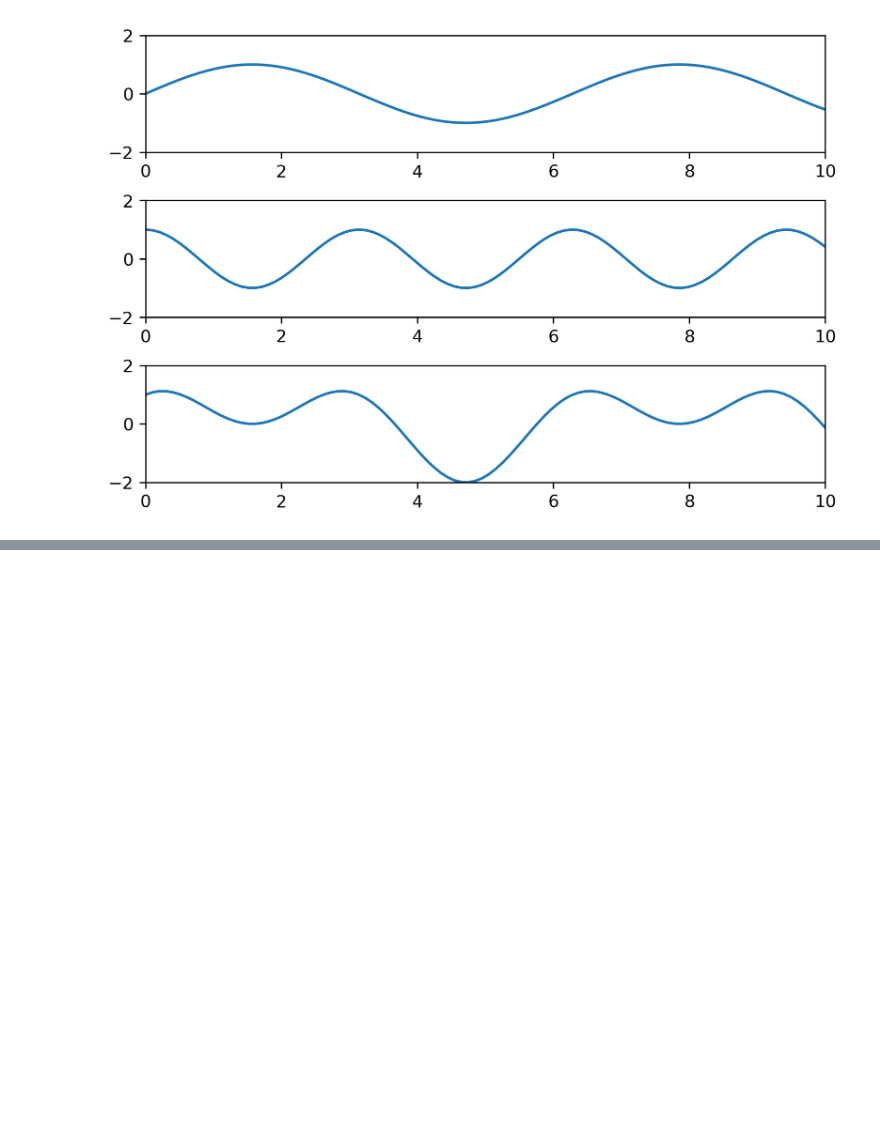
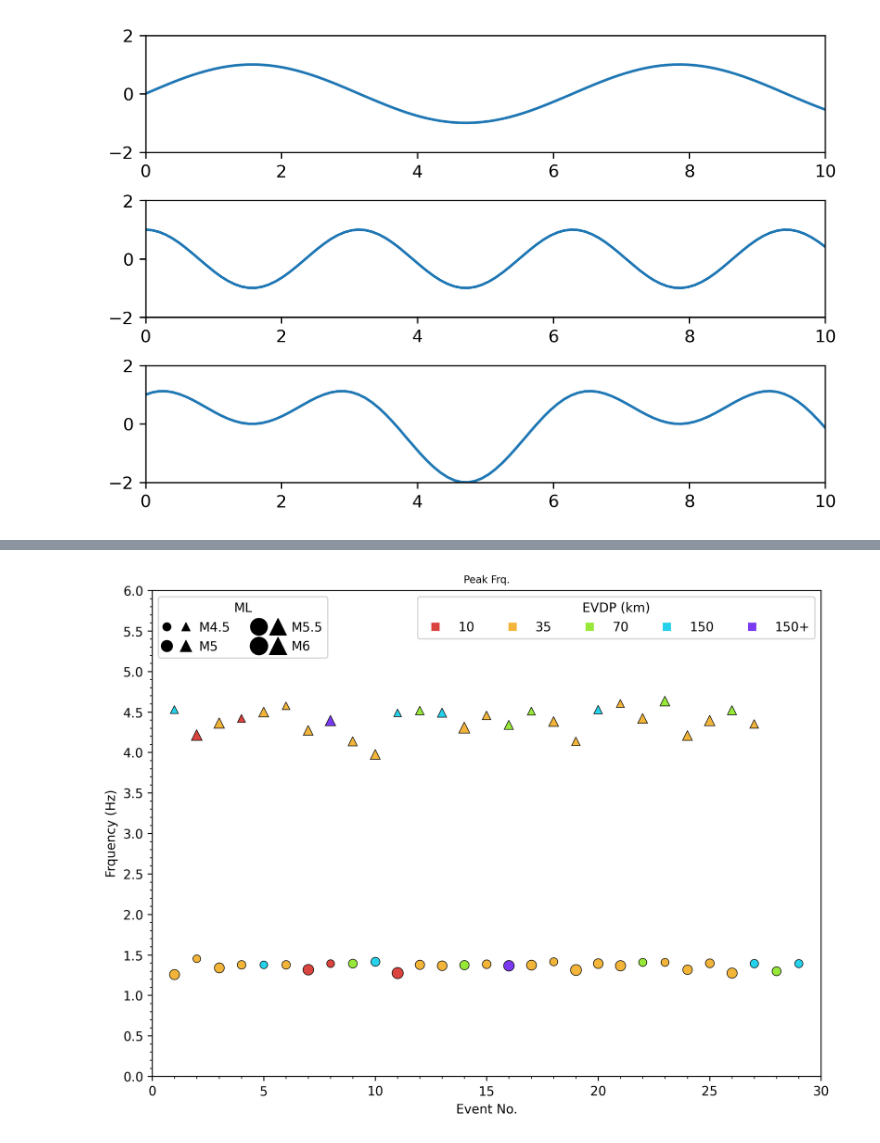
Before and after one commit to joshchunghung/python, a Jupyter notebook: Matplotlib.ipynb, the cells around one changed output, grey strips where cells are left out. Saved outputs shown, nothing was run; the diff lists cells and outputs as text; code cells hidden in the pictures; blank space fills up the shorter version.

```diff
--- a/Matplotlib.ipynb
+++ b/Matplotlib.ipynb
@@ -176,0 +321,83 @@ plt.setp(ax,xlim=(0,10),ylim=(-2,2)) ### ylim all
+# %%
+fig,ax=plt.subplots(nrows=1, ncols=1, dpi=300,figsize=(8,6),constrained_layout=True)
+
+colNames=['floor','frq','amp','ml','dep']
+
+for index,txt in enumerate(glob('../test/*.frq_amp.1-2.txt0')):
+    df=pd.read_csv(txt, sep=" ",names=colNames)
+    df=df[df.floor==9]
+    markersize,color=getShapeColor2(float(df.ml),float(df.dep))
+    ax.plot(index+1, df.frq,marker='o',color=color, markersize=float(df.ml)+2, linestyle='None',
+    markerfacecolor=color, markeredgewidth=0.5, markeredgecolor='black')
+
+for index,txt in enumerate(glob('../test/*.frq_amp.3.5-5.5.txt0')):
+    df=pd.read_csv(txt, sep=" ",names=colNames)
+    df=df[df.floor==5]
+    markersize,color=getShapeColor2(float(df.ml),float(df.dep))
+    ax.plot(index+1, df.frq,marker='^',color=color, markersize=float(df.ml)+2, linestyle='None',
+    markerfacecolor=color, markeredgewidth=0.5, markeredgecolor='black')
+
+
+
+dep10 = Line2D([], [], color='#DB453F', marker='s', linestyle='None', markeredgewidth=0.5,
+                          markersize=6, label='10')
+dep35 = Line2D([], [], color='#F2B53A', marker='s', linestyle='None', markeredgewidth=0.5,
+                          markersize=6, label='35')
+dep70  = Line2D([], [], color='#97E838', marker='s', linestyle='None', markeredgewidth=0.5,
+                          markersize=6, label='70')
+dep150 =Line2D([], [], color='#26D2EB', marker='s', linestyle='None', markeredgewidth=0.5,
+                        markersize=6, label='150')
+dep300 =Line2D([], [], color='#7B3AF2', marker='s', linestyle='None', markeredgewidth=0.5,
+                        markersize=6, label='150+')
+
+
+m4c = Line2D([], [], color='black', marker='o', linestyle='None', markeredgewidth=0.5,markeredgecolor='black',
+                          markersize=4.5+2)
+m5c = Line2D([], [], color='black', marker='o', linestyle='None', markeredgewidth=0.5,markeredgecolor='black',
+                          markersize=5+4)
+m6c = Line2D([], [], color='black', marker='o', linestyle='None', markeredgewidth=0.5,markeredgecolor='black',
+                          markersize=5.5+8)
+m7c=Line2D([], [], color='black', marker='o', linestyle='None', markeredgewidth=0.5,markeredgecolor='black',
+                          markersize=6+8)
+
+
+
+m4t = Line2D([], [], color='black', marker='^', linestyle='None', markeredgewidth=0.5,markeredgecolor='black',
+                          markersize=4.5+2)
+m5t = Line2D([], [], color='black', marker='^', linestyle='None', markeredgewidth=0.5,markeredgecolor='black',
+                          markersize=5+4)
+m6t = Line2D([], [], color='black', marker='^', linestyle='None', markeredgewidth=0.5,markeredgecolor='black',
+                          markersize=5.5+8)
+m7t=Line2D([], [], color='black', marker='^', linestyle='None', markeredgewidth=0.5,markeredgecolor='black',
+                          markersize=6+8)
+
+
+### 兩個圖例畫在同一張圖
+legend1 = ax.legend(handles=[dep10,dep35,dep70,dep150,dep300],loc='upper right',ncol=5,title="EVDP (km)")
+
+## 兩種圖案在同一列
+ax.legend(handles=[(m4c,m4t),(m5c,m5t),(m6c,m6t),(m7c,m7t)],
+          labels=['M4.5', 'M5','M5.5','M6'],
+          loc='upper left',
+          title="ML",
+          ncol=2, #分成兩欄
+          handler_map={tuple: HandlerTuple(ndivide=None,pad=1)})# 加這個才會讀到tuple
+ax.add_artist(legend1)
+
+
+
+
+ax.set_title(f'Peak Frq.',fontsize=8)
+ax.set_xlabel('Event No.')
+ax.set_ylabel(f'Frquency (Hz)')
+ax.set_xlim([0,30])
+ax.set_xticks([x for x in np.arange(0,31,5)])
+ax.set_yticks([x for x in np.arange(0,6.5,0.5)])
+ax.xaxis.set_minor_locator(MultipleLocator(1))
+ax.yaxis.set_minor_locator(MultipleLocator(0.1))
+
+
+
+# fig.savefig(f'peak_frqAll.png',dpi=300,bbox_inches='tight',pad_inches = 0.05, facecolor='white')
+# %% [output]
+[figure, added]
```
Also changed, not shown: parts of 4 cells of this notebook.
